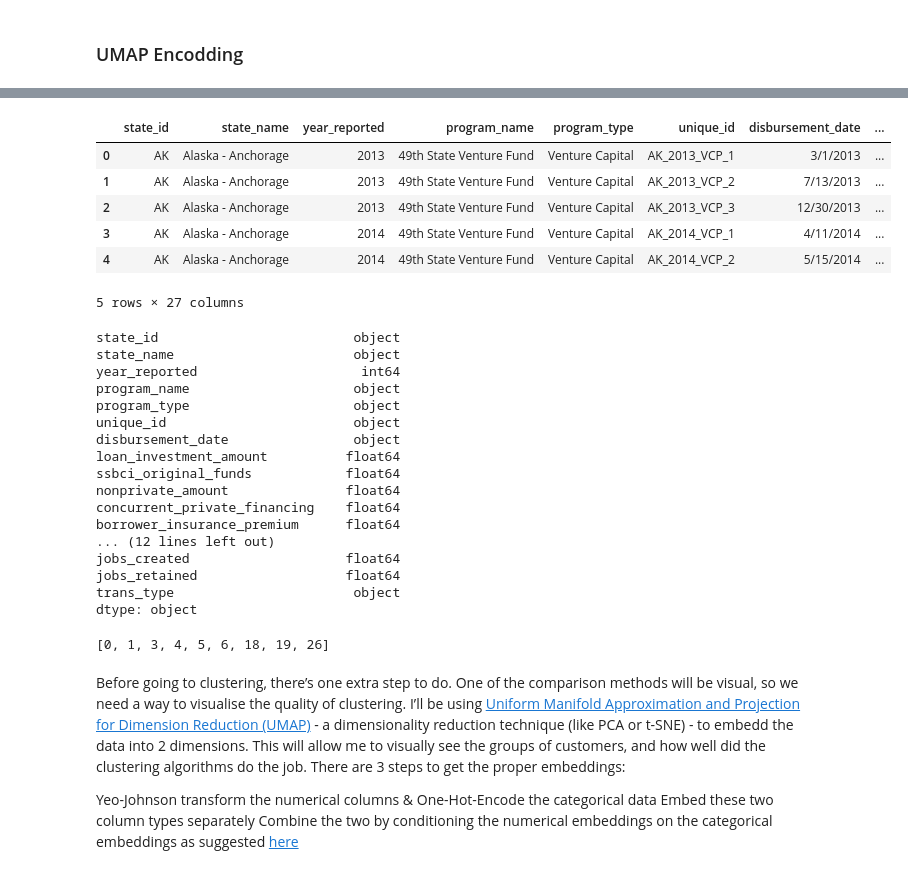
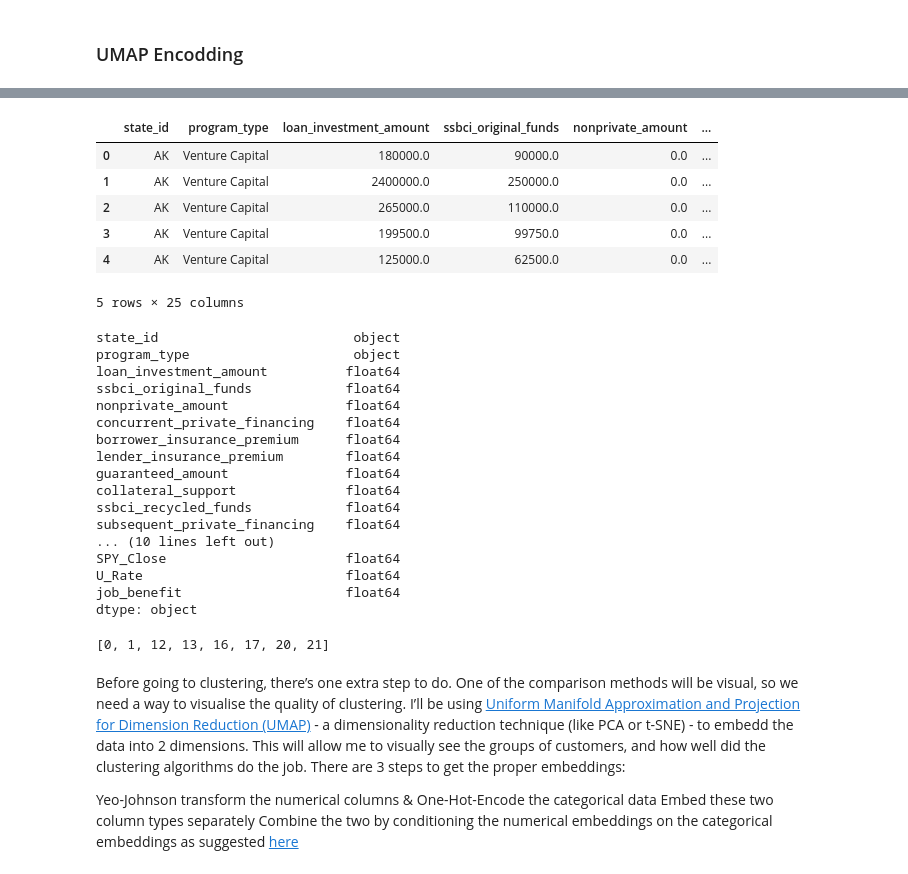
Before and after one commit to ljmancini1/DATA-606-Small-Business-Loans, a Jupyter notebook: Clustering.ipynb, the cells around one changed output, grey strips where cells are left out. Cells and saved outputs as stored; diff of their text form; code cells hidden in the pictures.

```diff
--- a/Clustering.ipynb
+++ b/Clustering.ipynb
@@ -21,43 +27,43 @@ print(umap.__version__)
 # %%
-full_data = pd.read_csv("./SSBCI Drop Cols.csv")
-full_data.drop(labels="Unnamed: 0", axis=1,inplace=True)
+full_data = pd.read_csv("./data/ssbci_catdata.csv")
+full_data.drop(labels=["Unnamed: 0","creation_status"], axis=1,inplace=True)
 full_data.isna().sum()
 full_data.head()
 # %% [output]
-|  | state_id | state_name | year_reported | program_name | program_type | unique_id | disbursement_date | ... |
-| 0 | AK | Alaska - Anchorage | 2013 | 49th State Venture Fund | Venture Capital | AK_2013_VCP_1 | 3/1/2013 | ... |
-| 1 | AK | Alaska - Anchorage | 2013 | 49th State Venture Fund | Venture Capital | AK_2013_VCP_2 | 7/13/2013 | ... |
-| 2 | AK | Alaska - Anchorage | 2013 | 49th State Venture Fund | Venture Capital | AK_2013_VCP_3 | 12/30/2013 | ... |
-| 3 | AK | Alaska - Anchorage | 2014 | 49th State Venture Fund | Venture Capital | AK_2014_VCP_1 | 4/11/2014 | ... |
-| 4 | AK | Alaska - Anchorage | 2014 | 49th State Venture Fund | Venture Capital | AK_2014_VCP_2 | 5/15/2014 | ... |
+|  | state_id | program_type | loan_investment_amount | ssbci_original_funds | nonprivate_amount | ... |
+| 0 | AK | Venture Capital | 180000.0 | 90000.0 | 0.0 | ... |
+| 1 | AK | Venture Capital | 2400000.0 | 250000.0 | 0.0 | ... |
+| 2 | AK | Venture Capital | 265000.0 | 110000.0 | 0.0 | ... |
+| 3 | AK | Venture Capital | 199500.0 | 99750.0 | 0.0 | ... |
+| 4 | AK | Venture Capital | 125000.0 | 62500.0 | 0.0 | ... |
-5 rows × 27 columns
+5 rows × 25 columns
 # %%
 full_data.dtypes
 # %% [output]
 state_id                         object
-state_name                       object
-year_reported                     int64
-program_name                     object
 program_type                     object
-unique_id                        object
-disbursement_date                object
 loan_investment_amount          float64
 ssbci_original_funds            float64
 nonprivate_amount               float64
 concurrent_private_financing    float64
 borrower_insurance_premium      float64
-... (12 lines left out)
-jobs_created                    float64
-jobs_retained                   float64
-trans_type                       object
+lender_insurance_premium        float64
+guaranteed_amount               float64
+collateral_support              float64
+ssbci_recycled_funds            float64
+subsequent_private_financing    float64
+... (10 lines left out)
+SPY_Close                       float64
+U_Rate                          float64
+job_benefit                     float64
 dtype: object
 # %%
 cols = full_data.columns
 #[full_data.columns.get_loc(c) for c in cols if c.dtype == 'oject' ]
-cat_features=[full_data.columns.get_loc(c) for c in full_data.columns if full_data.dtypes[c]=='object']
+cat_features=[full_data.columns.get_loc(c) for c in full_data.columns if full_data.dtypes[c]!='float64']
 cat_features
 # %% [output]
-[0, 1, 3, 4, 5, 6, 18, 19, 26]
+[0, 1, 12, 13, 16, 17, 20, 21]
 # %% [markdown]
 Before going to clustering, there’s one extra step to do. One of the comparison methods will be visual, so we need a way to visualise the quality of clustering. I’ll be using <a href="https://umap-learn.readthedocs.io/en/latest/"> Uniform Manifold Approximation and Projection for Dimension Reduction (UMAP)</a> - a dimensionality reduction technique (like PCA or t-SNE) - to embedd the data into 2 dimensions. This will allow me to visually see the groups of customers, and how well did the clustering algorithms do the job. There are 3 steps to get the proper embeddings:
 
```
Also changed, not shown: parts of 19 cells of this notebook.
